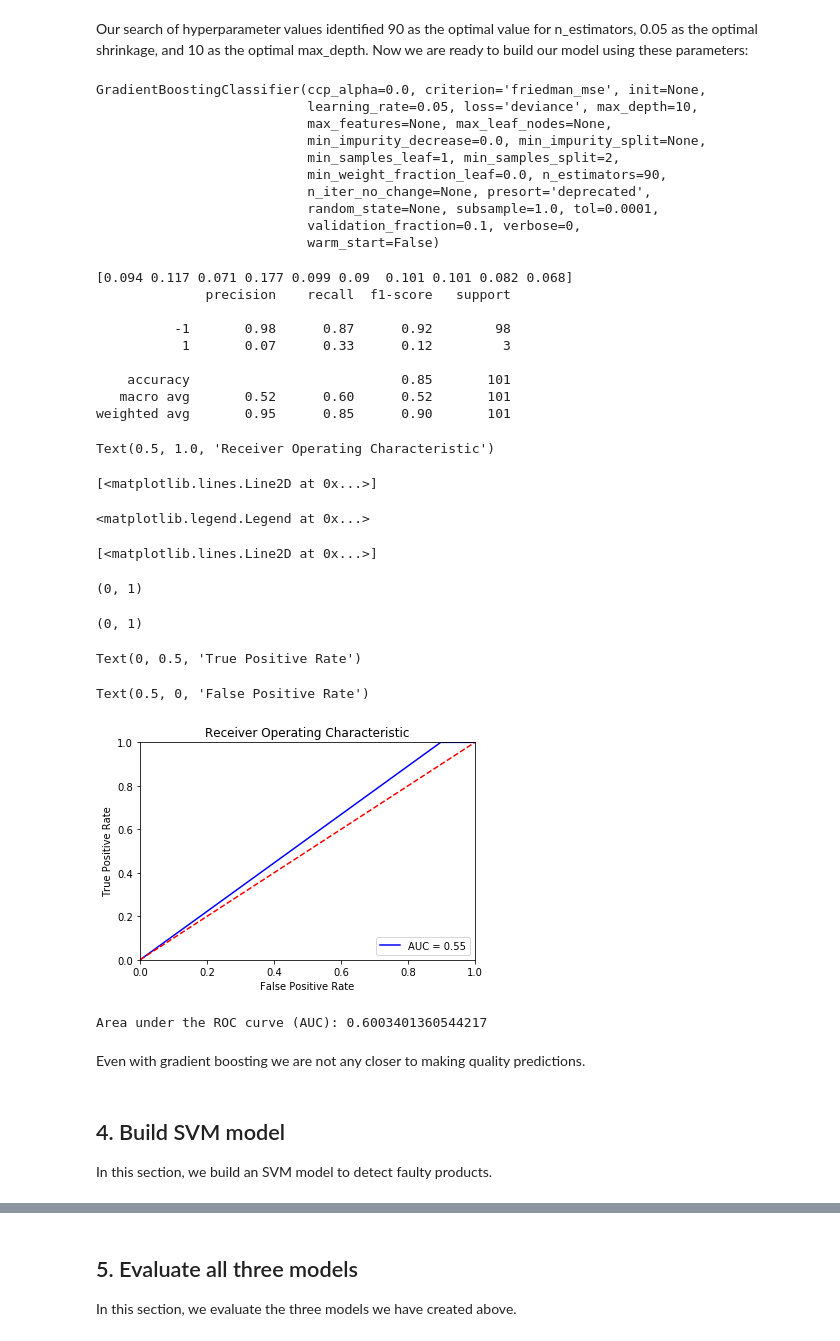
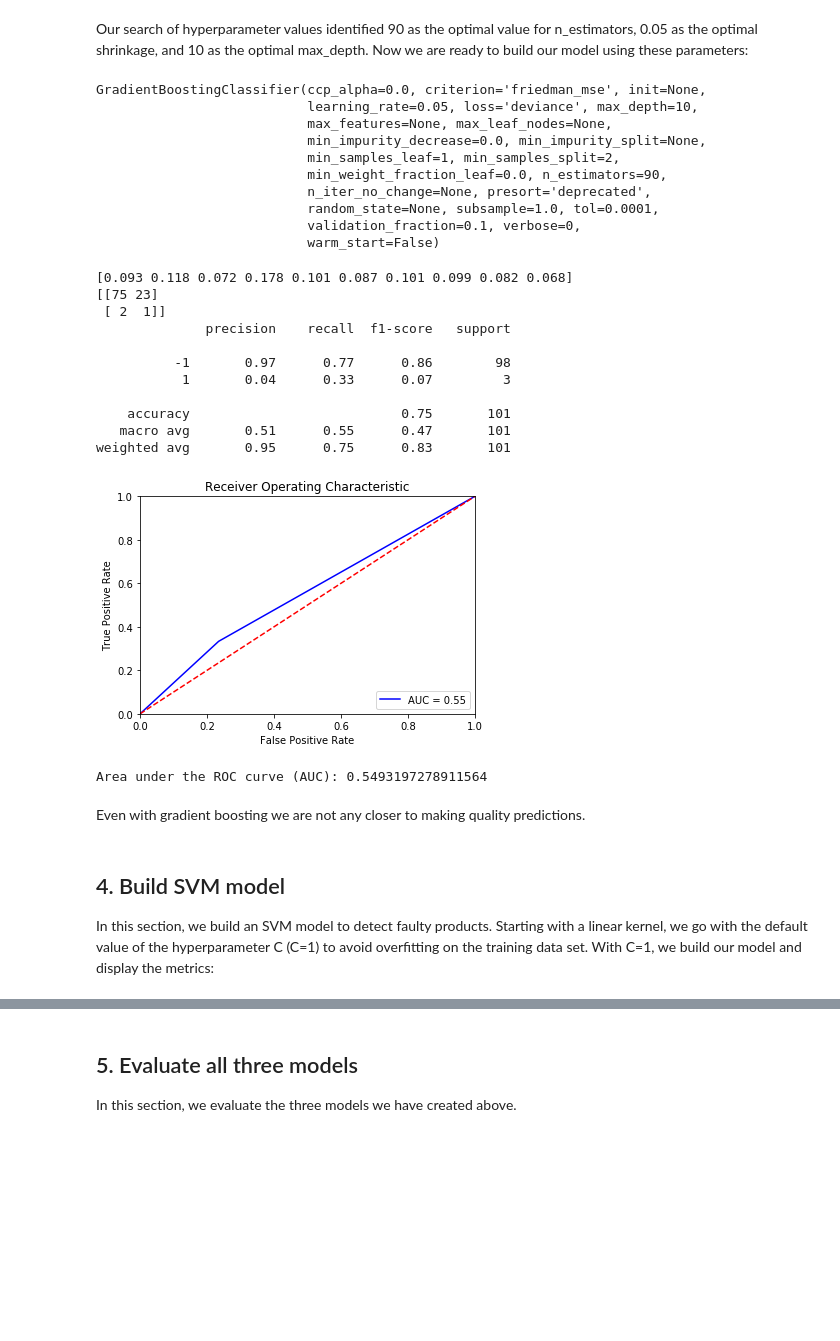
Before and after one commit to pelorenz/data-science-420, a Jupyter notebook: M02-PeterLorenz.ipynb, the cells around one changed output, grey strips where cells are left out. Saved outputs shown, nothing was run; the diff lists cells and outputs as text; code cells hidden in the pictures; blank space fills up the shorter version.

```diff
--- a/M02-PeterLorenz.ipynb
+++ b/M02-PeterLorenz.ipynb
@@ -455,4 +435,5 @@ The performance is not great with far too many false positives. So we turn to gr
 # %%
+# WARNING: takes a few minutes to run!
 # Range of values to test (both methods)
 param_grid = { 'n_estimators': np.arange(10, 100, 10),
                'learning_rate': np.arange(0.05, 0.1, 0.05),
@@ -463,8 +444,8 @@ gs = GridSearchCV(GradientBoostingClassifier(loss='deviance', verbose=0, random_
                   param_grid)
 
 # Fit model under optimal parameters
-gs.fit(X_resample[selected_features], y_resample)
-gs_pred = gs.predict(X_test[selected_features])
+gs.fit(X_resample[stepwise_features], y_resample)
+gs_pred = gs.predict(X_test[stepwise_features])
 gs_perf = roc_auc_score(y_test, gs_pred)
 
 # Display optimal parameters
@@ -497,66 +478,43 @@ Our search of hyperparameter values identified 90 as the optimal value for n_est
 # %%
 # Construct and fit model using gradient boosting
 gbm_clf = GradientBoostingClassifier(n_estimators=90, loss='deviance',
                                      learning_rate=0.05, max_depth=10)
-gbm_clf.fit(X_resample[selected_features], y_resample)
+gbm_clf.fit(X_resample[stepwise_features], y_resample)
 
 # Display feature importances
 print(gbm_clf.feature_importances_)
 
 # Generate predictions
-pred_gb = gbm_clf.predict(X_test[selected_features])
+pred_gb = gbm_clf.predict(X_test[stepwise_features])
 
-# Display confusion matrix
-cm_gb = confusion_matrix(y_test, pred_gb)
-
-# Display performance metrics
-print(classification_report(y_test, pred_gb))
-
-# Display ROC plot
-plt.title('Receiver Operating Characteristic')
-plt.plot(fpr, tpr, 'b', label = 'AUC = %0.2f' % roc_auc)
-plt.legend(loc = 'lower right')
-plt.plot([0, 1], [0, 1],'r--')
-plt.xlim([0, 1])
-plt.ylim([0, 1])
-plt.ylabel('True Positive Rate')
-plt.xlabel('False Positive Rate')
-plt.show()
-
-# Display ROC score
-print('Area under the ROC curve (AUC):', roc_auc_score(y_test, pred_gb))
+# Display metrics
+display_metrics(y_test, pred_gb)
 # %% [output]
 GradientBoostingClassifier(ccp_alpha=0.0, criterion='friedman_mse', init=None,
                            learning_rate=0.05, loss='deviance', max_depth=10,
                            max_features=None, max_leaf_nodes=None,
                            min_impurity_decrease=0.0, min_impurity_split=None,
                            min_samples_leaf=1, min_samples_split=2,
                            min_weight_fraction_leaf=0.0, n_estimators=90,
                            n_iter_no_change=None, presort='deprecated',
                            random_state=None, subsample=1.0, tol=0.0001,
                            validation_fraction=0.1, verbose=0,
                            warm_start=False)
-[0.094 0.117 0.071 0.177 0.099 0.09  0.101 0.101 0.082 0.068]
+[0.093 0.118 0.072 0.178 0.101 0.087 0.101 0.099 0.082 0.068]
+[[75 23]
+ [ 2  1]]
               precision    recall  f1-score   support
 
-          -1       0.98      0.87      0.92        98
-           1       0.07      0.33      0.12         3
+          -1       0.97      0.77      0.86        98
+           1       0.04      0.33      0.07         3
 
-    accuracy                           0.85       101
-   macro avg       0.52      0.60      0.52       101
-weighted avg       0.95      0.85      0.90       101
+    accuracy                           0.75       101
+   macro avg       0.51      0.55      0.47       101
+weighted avg       0.95      0.75      0.83       101
+[figure, new version]
-Text(0.5, 1.0, 'Receiver Operating Characteristic')
+Area under the ROC curve (AUC): 0.5493197278911564
-[<matplotlib.lines.Line2D at 0x...>]
-<matplotlib.legend.Legend at 0x...>
-[<matplotlib.lines.Line2D at 0x...>]
-(0, 1)
-(0, 1)
-Text(0, 0.5, 'True Positive Rate')
-Text(0.5, 0, 'False Positive Rate')
-[figure, old version]
-Area under the ROC curve (AUC): 0.6003401360544217
 # %% [markdown]
 Even with gradient boosting we are not any closer to making quality predictions.
 # %% [markdown]
 ## 4. Build SVM model
-In this section, we build an SVM model to detect faulty products.
+In this section, we build an SVM model to detect faulty products. Starting with a linear kernel, we go with the default value of the hyperparameter C (C=1) to avoid overfitting on the training data set. With C=1, we build our model and display the metrics:
```
Also changed, not shown: parts of 32 cells of this notebook.
